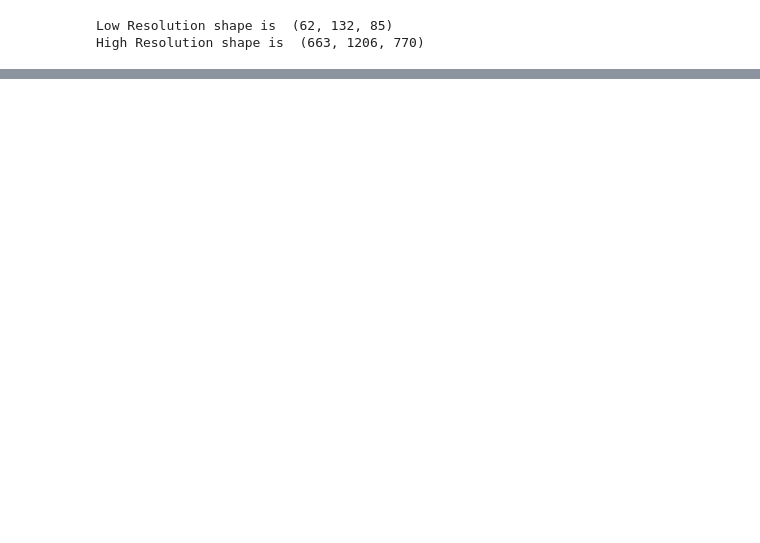
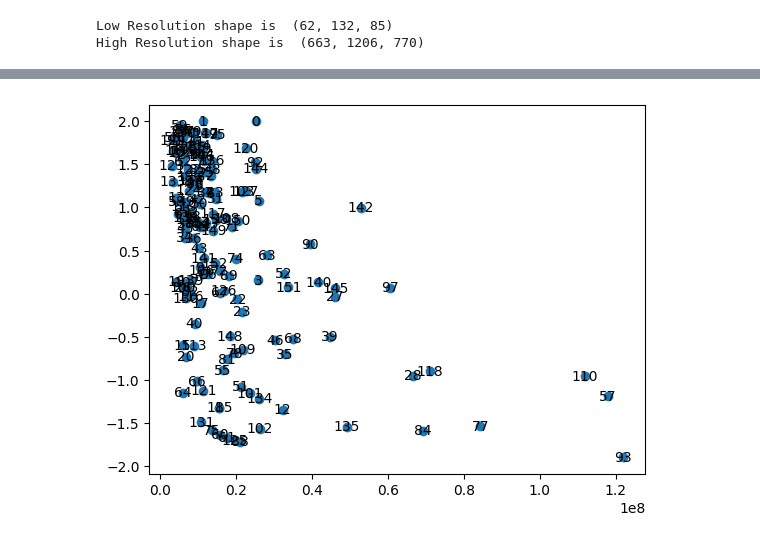
Before and after one commit to Faramarz-bagherzadeh/Unsupervised_segmentation_MicroCT_Image, a Jupyter notebook: BubbleWise_Validation.ipynb, the cells around one changed output, grey strips where cells are left out. Saved outputs shown, nothing was run; the diff lists cells and outputs as text; code cells hidden in the pictures; blank space fills up the shorter version.

```diff
--- a/BubbleWise_Validation.ipynb
+++ b/BubbleWise_Validation.ipynb
@@ -222,0 +314,8 @@ Widget(value="<iframe src='http://localhost:64756/index.html?ui=P_0x243d6ffd1b0_
+# %%
+x =volumes_high
+y =dif
+plt.scatter(x,y)
+for i, (x_val, y_val) in enumerate(zip(x, y)):
+    plt.text(x_val, y_val, i, ha='center', va='center')
+# %% [output]
+[figure, added]
```
Also changed, not shown: parts of 40 cells of this notebook.
